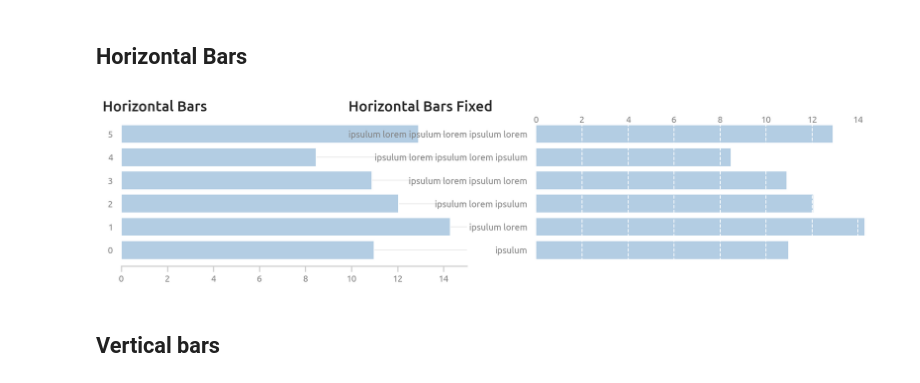
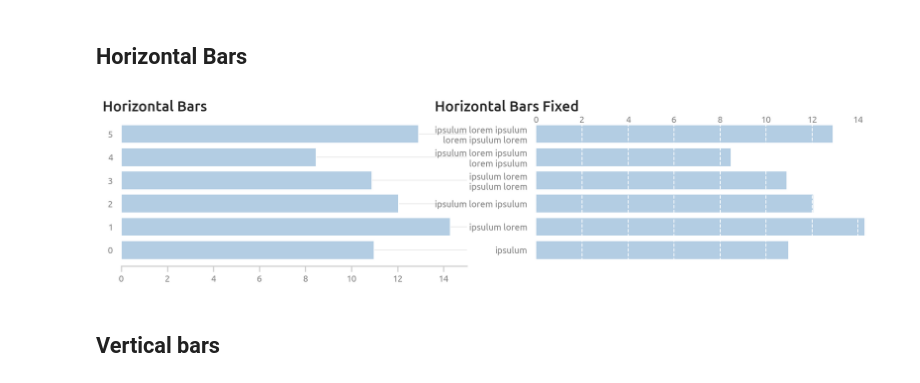
Before and after one commit to pauloneves/charp, a Jupyter notebook: plots.ipynb, the cells around one changed output. Saved outputs shown, nothing was run; the diff lists cells and outputs as text; code cells hidden in the pictures.

Commit message:
Breaking labels

```diff
--- a/plots.ipynb
+++ b/plots.ipynb
@@ -78,20 +77,24 @@ Text(-0.06923536439665472, 1.01, 'MMMM')
 ## Horizontal Bars
 # %%
 def barh():
-    labels = ("ipsulum lorem " * 10).split()
     np.random.seed(0)
     fig, ax = plt.subplots(1, 2, figsize=(15, 3))
     num_bars = 6
     bars = [20 * np.random.rand() for _ in range(num_bars)]
     ax[0].barh(np.arange(num_bars), bars)
     charp.set_title("Horizontal Bars", ax=ax[0])
-    ax[1].barh([' '.join(labels[:i+1]).strip() for i in np.arange(num_bars)], bars)
+    multi_words = ("ipsulum lorem " * 10).split()
+    labels = [' '.join(multi_words[:i+1]).strip() for i in np.arange(num_bars)]
+    ax[1].barh(y=np.arange(num_bars), width=bars)
+    ax[1].set_yticks(np.arange(num_bars))
+    ax[1].set_yticklabels(labels)
+    charp.barh(break_lines=True, ax=ax[1])
     charp.set_title("Horizontal Bars Fixed", ax=ax[1])
-    charp.barh(ax[1])
+
 plt.style.use('./paulo.mplstyle')
 barh()
 # %% [output]
-[figure, old version]
+[figure, new version]
 # %% [markdown]
 ## Vertical bars
 # %%
```
Also changed, not shown: parts of 1 cell of this notebook, 2 other files.
